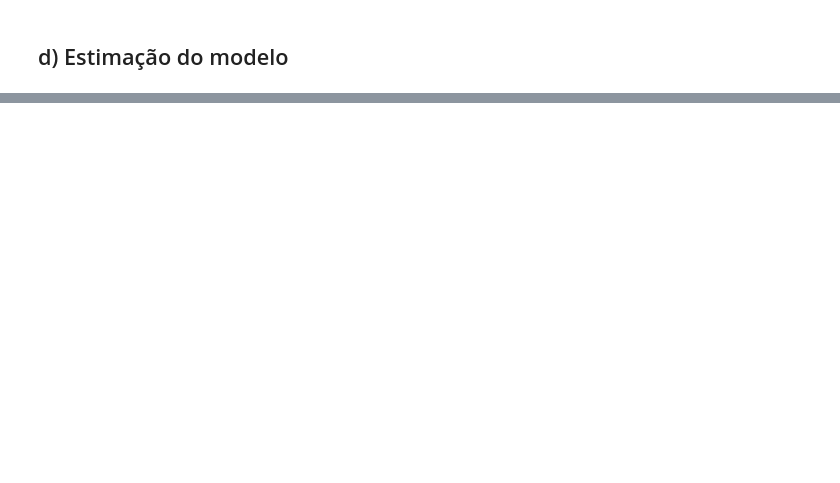
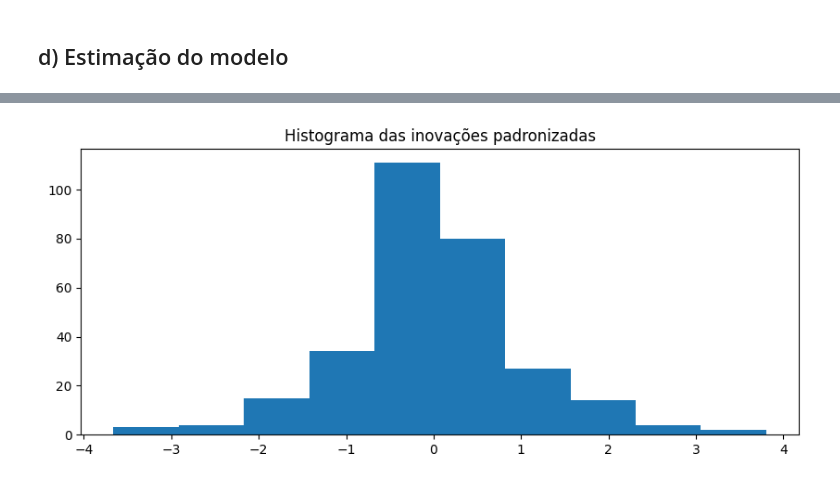
Before and after one commit to asdmalizia/masters, a Jupyter notebook: Modelos estruturais/Lista 2.ipynb, the cells around one changed output, grey strips where cells are left out. Cells and saved outputs as stored; diff of their text form; code cells hidden in the pictures; blank space fills up the shorter version.

```diff
--- a/Modelos estruturais/Lista 2.ipynb
+++ b/Modelos estruturais/Lista 2.ipynb
@@ -144,0 +297,7 @@ plt.show()
+# %%
+fig, ax = plt.subplots(figsize=(10,4))
+ax.hist(inovacoes)
+ax.set_title('Histograma das inovações padronizadas')
+plt.show()
+# %% [output]
+[figure, added]
```
Also changed, not shown: parts of 34 cells of this notebook, 2 other files.
